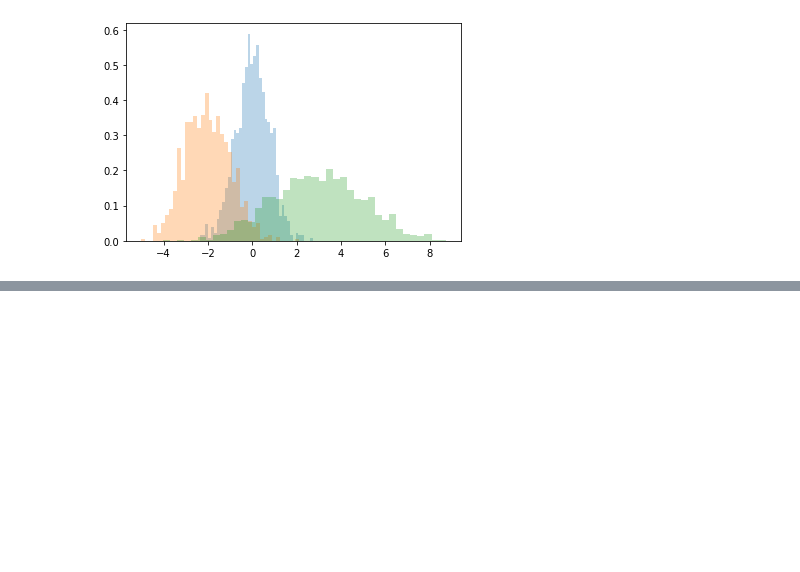
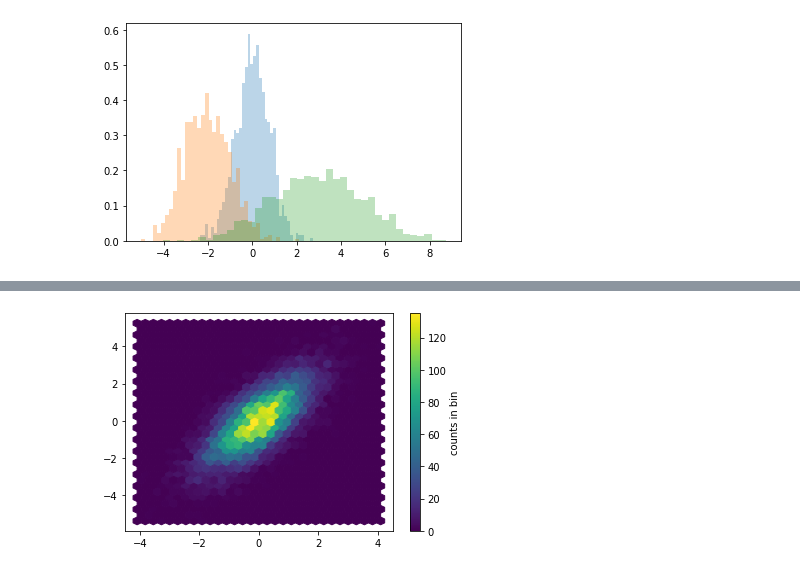
Before and after one commit to jinzengnju/MLinPractice, a Jupyter notebook: FeaturePreprocessing/EDA/pracMatplot.ipynb, the cells around one changed output, grey strips where cells are left out. Cells and saved outputs as stored; diff of their text form; code cells hidden in the pictures; blank space fills up the shorter version.

```diff
--- a/FeaturePreprocessing/EDA/pracMatplot.ipynb
+++ b/FeaturePreprocessing/EDA/pracMatplot.ipynb
@@ -80,0 +91,6 @@ temp=click.gid_list.str.split('|',expand=False).apply(lambda x:len(x))
+# %%
+plt.hexbin(x, y, gridsize=30);
+cb=plt.colorbar()
+cb.set_label('counts in bin')
+# %% [output]
+[figure, added]
```
Also changed, not shown: parts of 15 cells of this notebook.
